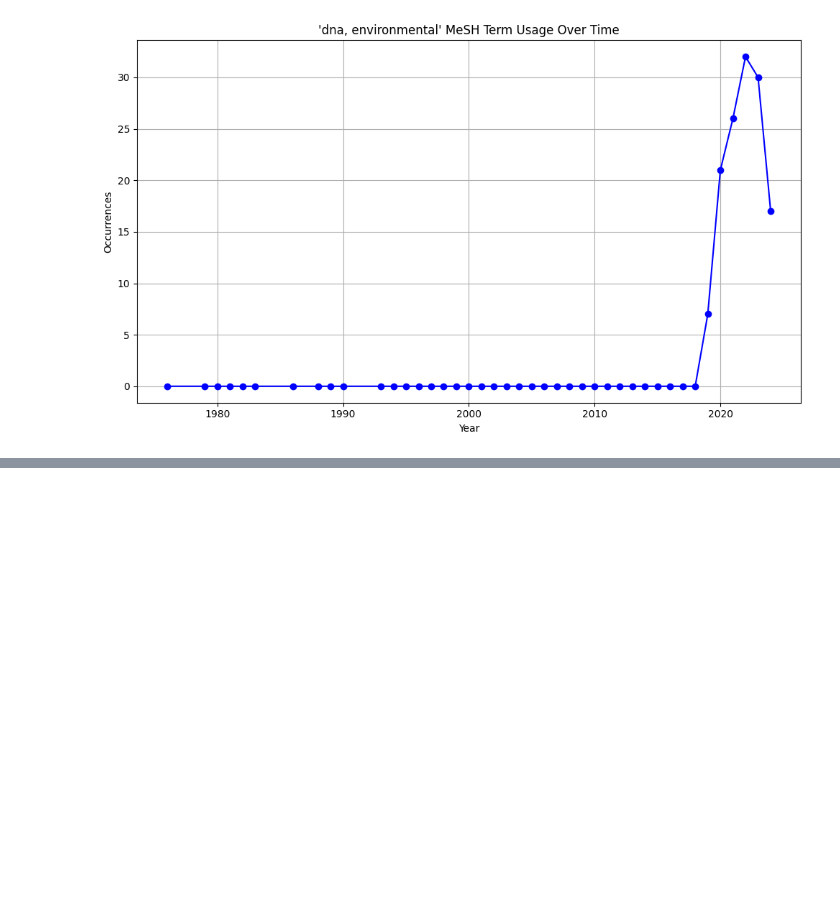
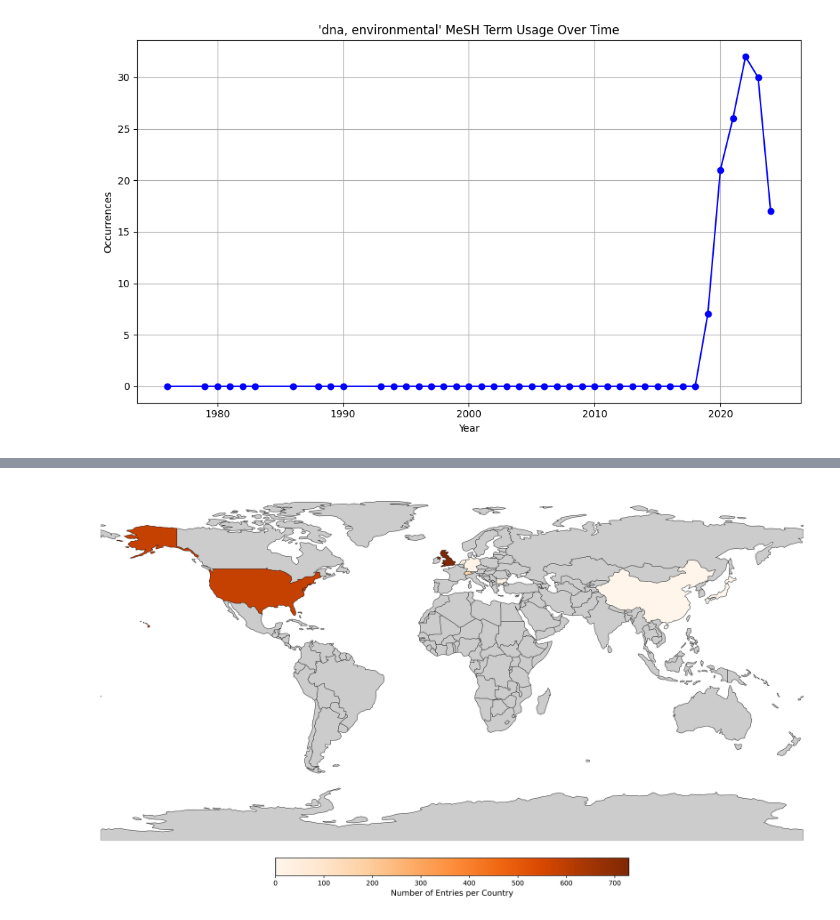
Before and after one commit to eDNAqua-Plan-project/european-aquatic-eDNA-landscape, a Jupyter notebook: LLM-eDNA-trend-analysis/trend-analysis.ipynb, the cells around one changed output, grey strips where cells are left out. Drawn from its saved outputs; the diff is of its cells as text; code cells hidden in the pictures; blank space fills up the shorter version.

```diff
--- a/LLM-eDNA-trend-analysis/trend-analysis.ipynb
+++ b/LLM-eDNA-trend-analysis/trend-analysis.ipynb
@@ -618,0 +765,7 @@ plt.show()
+# %%
+country_counts['Country'] = country_counts['Country'].replace({
+    'Russia (Federation)': 'Russia',
+    'Korea (South)': 'South Korea',
+})
+# %%
+country_counts = world.merge(country_counts, how='left', left_on='name', right_on='Country')
@@ -618,0 +788,6 @@ plt.show()
+# %%
+# Drop column 'Country'
+country_counts = country_counts.drop(columns=['Country'])
+# %%
+# Replace NaN values in 'count' with 0
+country_counts['count'] = country_counts['count'].fillna(0)
@@ -618,0 +810,51 @@ plt.show()
+# %%
+import matplotlib.cm as cm
+import matplotlib.colors as mcolors
+import matplotlib.pyplot as plt
+
+fig, ax = plt.subplots(1, 1, figsize=(15, 10), dpi=300)
+background_color = 'white'
+text_color = 'black'
+
+# Custom colormap with grey for zero counts
+cmap = cm.Oranges
+max_rate = country_counts['count'].max()
+
+colors = [(0.8, 0.8, 0.8, 1.0)]  # grey for zero values
+n_bins = 256
+n_colors = n_bins - 1
+colors += [cmap(i / n_colors) for i in range(n_colors)]
+
+custom_cmap = mcolors.LinearSegmentedColormap.from_list('custom_Oranges', colors, N=n_bins)
+norm = mcolors.Normalize(vmin=0, vmax=max_rate)
+
+# Plotting
+country_counts.plot(
+    column='count',
+    cmap=custom_cmap,
+    norm=norm,
+    ax=ax,
+    edgecolor='black',
+    linewidth=0.5,
+    missing_kwds={"color": "lightgrey"}
+)
+
+# Colorbar
+sm = plt.cm.ScalarMappable(cmap=custom_cmap, norm=norm)
+sm._A = []
+cbar = fig.colorbar(sm, ax=ax, orientation='horizontal', fraction=0.04, pad=0.04)
+cbar.set_label('Number of Entries per Country', size=12, color=text_color)
+cbar.ax.xaxis.set_tick_params(color=text_color)
+cbar.ax.tick_params(labelcolor=text_color)
+
+# Set global extent to show whole world
+ax.set_xlim(-180, 180)
+ax.set_ylim(-90, 90)
+
+ax.axis('off')
+fig.patch.set_facecolor(background_color)
+
+plt.tight_layout()
+plt.show()
+# %% [output]
+[figure, added]
```
Also changed, not shown: parts of 30 cells of this notebook, 2 other files.
